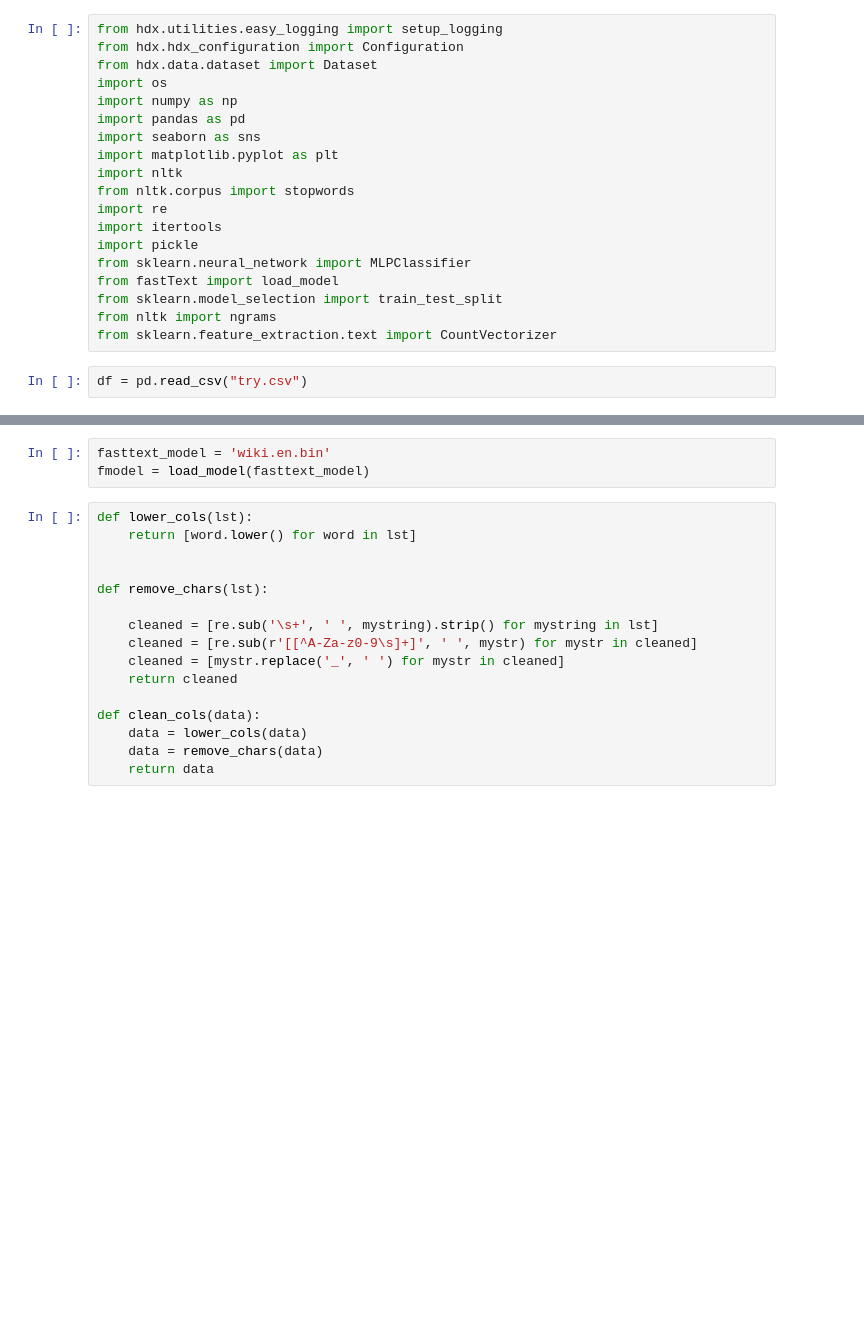
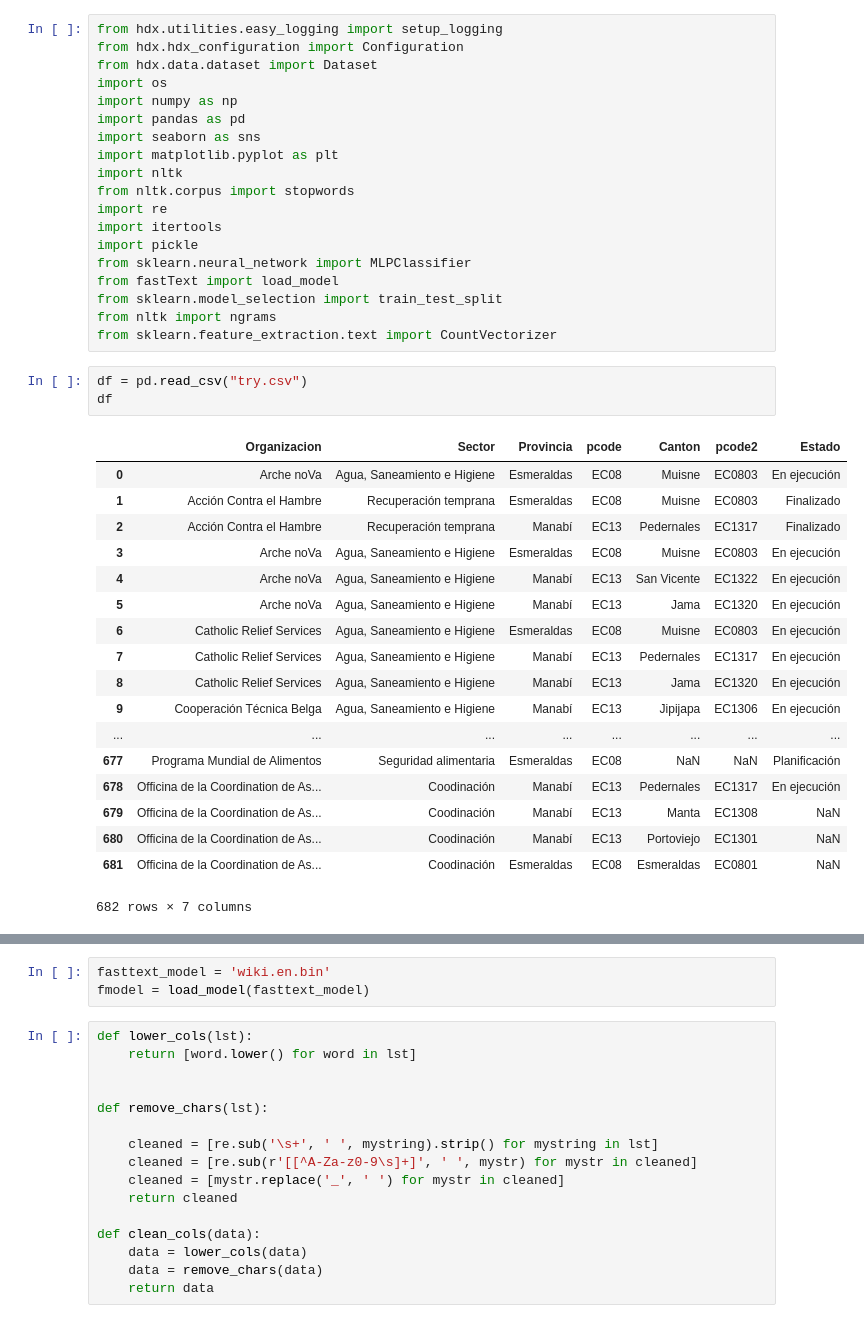
Before and after one commit to humanitarian-data-collaboration/hxl-tag-api, a Jupyter notebook: api/test.ipynb, the cells around one changed output, grey strips where cells are left out. Cells and saved outputs as stored; diff of their text form; blank space fills up the shorter version.

```diff
--- a/api/test.ipynb
+++ b/api/test.ipynb
@@ -19,6 +19,26 @@ from nltk import ngrams
 from sklearn.feature_extraction.text import CountVectorizer
 # %%
 df = pd.read_csv("try.csv")
+df
+# %% [output]
+|  | Organizacion | Sector | Provincia | pcode | Canton | pcode2 | Estado |
+| 0 | Arche noVa | Agua, Saneamiento e Higiene | Esmeraldas | EC08 | Muisne | EC0803 | En ejecución |
+| 1 | Acción Contra el Hambre | Recuperación temprana | Esmeraldas | EC08 | Muisne | EC0803 | Finalizado |
+| 2 | Acción Contra el Hambre | Recuperación temprana | Manabí | EC13 | Pedernales | EC1317 | Finalizado |
+| 3 | Arche noVa | Agua, Saneamiento e Higiene | Esmeraldas | EC08 | Muisne | EC0803 | En ejecución |
+| 4 | Arche noVa | Agua, Saneamiento e Higiene | Manabí | EC13 | San Vicente | EC1322 | En ejecución |
+| 5 | Arche noVa | Agua, Saneamiento e Higiene | Manabí | EC13 | Jama | EC1320 | En ejecución |
+| 6 | Catholic Relief Services | Agua, Saneamiento e Higiene | Esmeraldas | EC08 | Muisne | EC0803 | En ejecución |
+| 7 | Catholic Relief Services | Agua, Saneamiento e Higiene | Manabí | EC13 | Pedernales | EC1317 | En ejecución |
+| 8 | Catholic Relief Services | Agua, Saneamiento e Higiene | Manabí | EC13 | Jama | EC1320 | En ejecución |
+| 9 | Cooperación Técnica Belga | Agua, Saneamiento e Higiene | Manabí | EC13 | Jipijapa | EC1306 | En ejecución |
+| ... | ... | ... | ... | ... | ... | ... | ... |
+| 677 | Programa Mundial de Alimentos | Seguridad alimentaria | Esmeraldas | EC08 | NaN | NaN | Planificación |
+| 678 | Officina de la Coordination de As... | Coodinación | Manabí | EC13 | Pedernales | EC1317 | En ejecución |
+| 679 | Officina de la Coordination de As... | Coodinación | Manabí | EC13 | Manta | EC1308 | NaN |
+| 680 | Officina de la Coordination de As... | Coodinación | Manabí | EC13 | Portoviejo | EC1301 | NaN |
+| 681 | Officina de la Coordination de As... | Coodinación | Esmeraldas | EC08 | Esmeraldas | EC0801 | NaN |
+682 rows × 7 columns
 # %%
 from nltk.corpus import stopwords
 nltk.download('stopwords')
```
Also changed, not shown: parts of 8 cells of this notebook, 3 other files.
